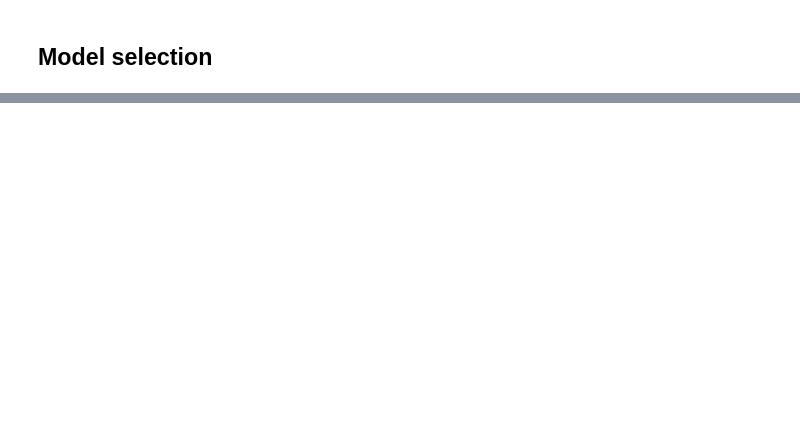
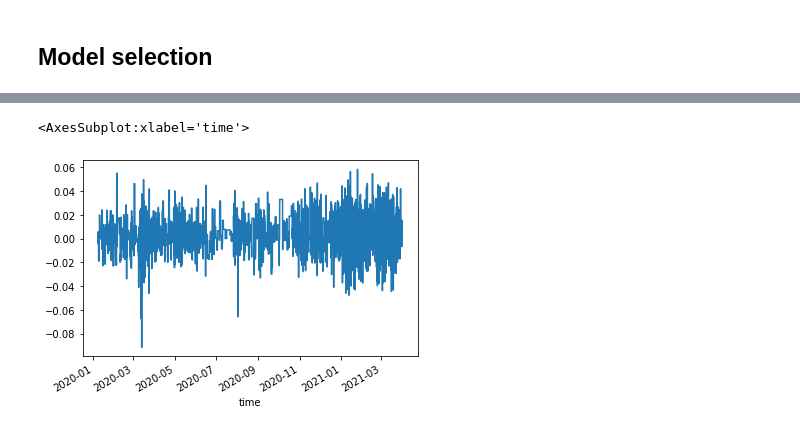
Before and after one commit to felipemontefuscolo/bitme, a Jupyter notebook: OhlcSim.ipynb, the cells around one changed output, grey strips where cells are left out. Cells and saved outputs as stored; diff of their text form; code cells hidden in the pictures; blank space fills up the shorter version.

```diff
--- a/OhlcSim.ipynb
+++ b/OhlcSim.ipynb
@@ -734,0 +845,24 @@ NameError: name 'model_selection' is not defined
+# %%
+import numpy as np
+
+x = np.random.normal(3, 1, 100)
+y = np.random.normal(1, 1, 100)
+
+xedges = [0, 1, 1.5, 3, 5]
+yedges = [0, 2, 3, 4, 6]
+
+H, xedges, yedges = np.histogram2d(x, y, bins=(xedges, yedges))
+
+x2 = np.random.normal(3, 1, 100)
+y2 = np.random.normal(1, 1, 100)
+
+H += np.histogram2d(x2, y2, bins=(xedges, yedges))[0]
+# %%
+# Most frequent max-min per period
+most_freq = {}
+for i in (5, 15, 100, 360, 1440):
+    a[f'var_{i}'] = (a.price.rolling(pd.Timedelta(f'{i}m')).max()
+                     - a.price.rolling(pd.Timedelta(f'{i}m')).min()) / a.price
+    count, x = np.histogram(a[f'var_{i}'].dropna(), bins=30)
+    k = np.argmax(count)
+    most_freq[i] = x[k], x[k+1]
@@ -734,0 +877,2 @@ NameError: name 'model_selection' is not defined
+# %%
+prices = df.close
@@ -734,0 +932,12 @@ NameError: name 'model_selection' is not defined
+# %%
+a = pd.DataFrame({'prices': df.close,
+                  'z': z,
+                  'running_z': running_z,
+                  'slope': np.arctan(slope/10000) * 2/np.pi,
+                  'running_slope': np.arctan(running_slope/10000) * 2/np.pi,
+                  'slope_return': slope_return})
+# %%
+a.slope_return.plot()
+# %% [output]
+<AxesSubplot:xlabel='time'>
+[figure, added]
```
Also changed, not shown: parts of 121 cells of this notebook.
